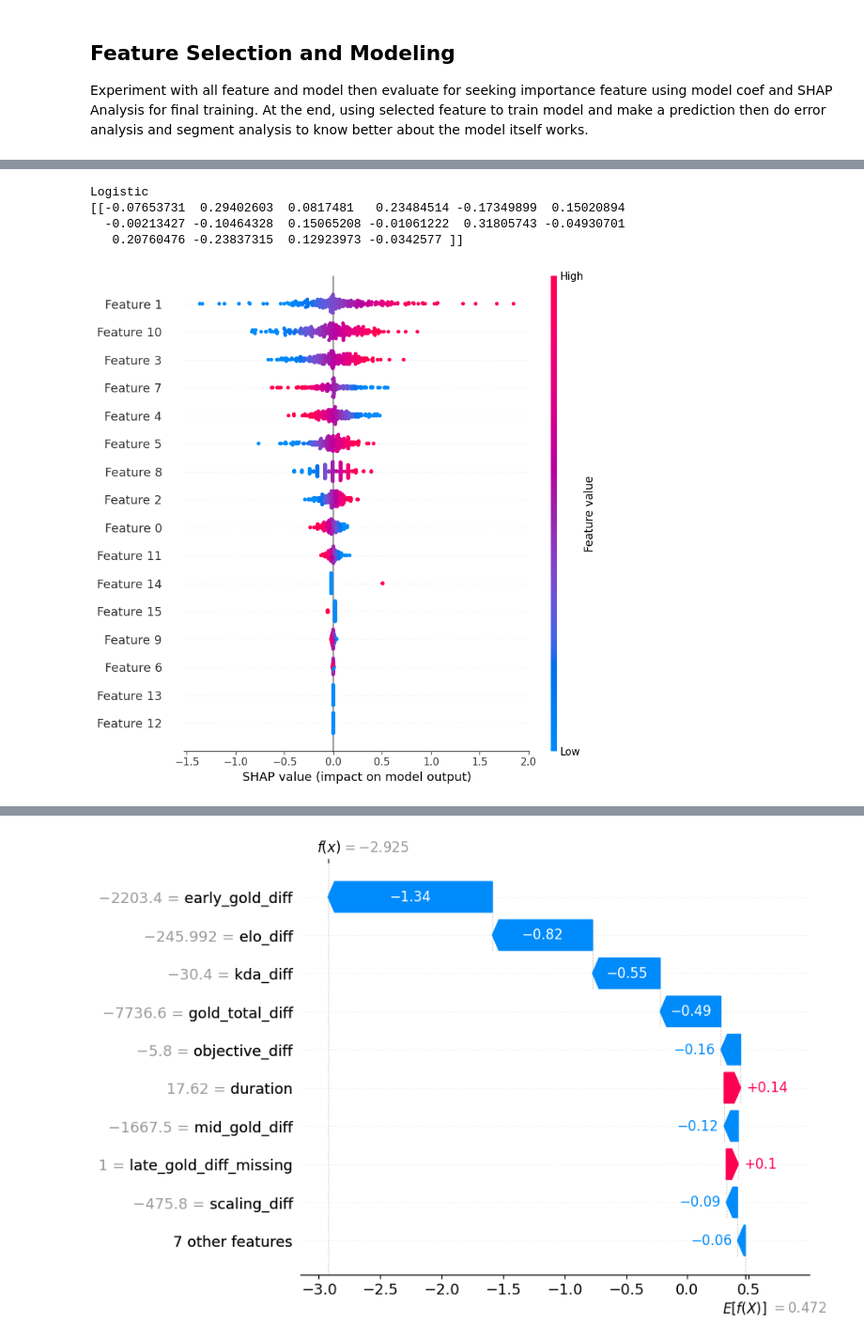
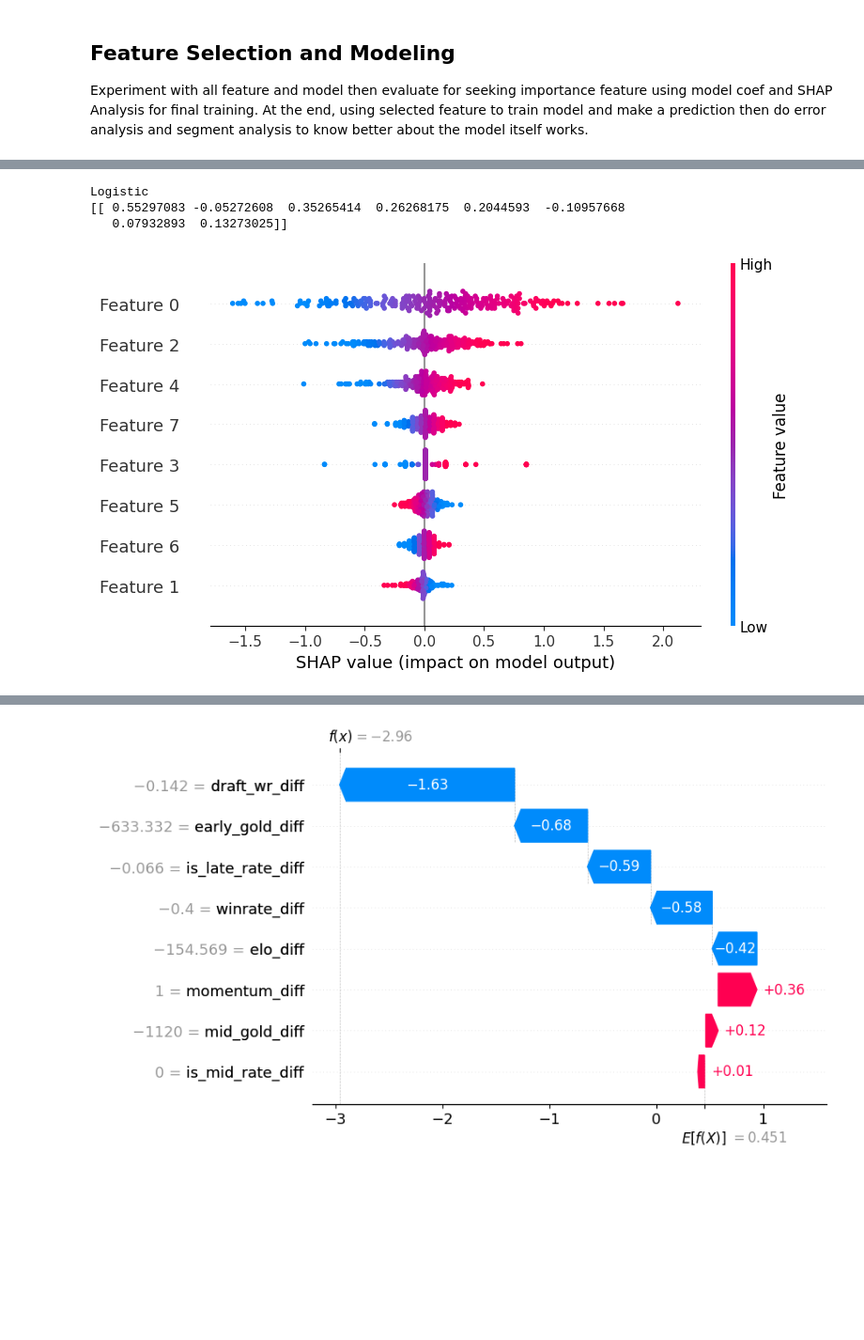
Before and after one commit to imkhlst/End-to-End-MLOps-MWorld-Champions, a Jupyter notebook: notebooks/model_experiments.ipynb, the cells around one changed output, grey strips where cells are left out. Shown at 94% size. Saved outputs shown, nothing was run; the diff lists cells and outputs as text; code cells hidden in the pictures; blank space fills up the shorter version.

Commit message:
Draft intellegence added.

```diff
--- a/notebooks/model_experiments.ipynb
+++ b/notebooks/model_experiments.ipynb
@@ -510,10 +687,10 @@ df_teams.sort_values(by="elo", ascending=False)
 create missing flag for missing values contained in feature
 # %%
 df_final = pd.DataFrame(history)
-for col in ["gold_total_diff", "early_gold_diff", "mid_gold_diff", "late_gold_diff"]: # "early_gold_diff", "mid_gold_diff", "late_gold_diff"
+for col in ["duration", "draft_wr_diff", "kda_diff", "objective_diff", "scaling_diff", "gold_total_diff", "early_gold_diff", "mid_gold_diff", "late_gold_diff", "very_late_gold_diff"]: # "early_gold_diff", "mid_gold_diff", "late_gold_diff"
     df_final[col] = pd.to_numeric(df_final[col], errors="coerce")
     df_final[col + "_missing"] = df_final[col].isna().astype(int)
-    df_final[col] = df_final[col].fillna(df_final[col].median())
+    df_final[col] = df_final[col].fillna(0)
 # df_final.to_csv(r"E:\End-to-End-MLOps-MWorld-Champions\data\processed\matches_stat.csv")
-df_final
+df_final.columns
 # %% [output]
@@ -533,10 +708,9 @@ df_final
 # %% [markdown]
 Checking feature correlation
 # %%
-df_final["duration"] = df_final["duration"].fillna(np.mean(df_final["duration"]), axis=0)
-df_final["kda_diff"] = df_final["kda_diff"].fillna(np.mean(df_final["kda_diff"]), axis=0)
-df_final["objective_diff"] = df_final["objective_diff"].fillna(np.mean(df_final["objective_diff"]), axis=0)
-df_final["scaling_diff"] = df_final["scaling_diff"].fillna(np.mean(df_final["scaling_diff"]), axis=0)
-numerical_feature = df_final.select_dtypes(include=np.number)
-numerical_feature.corr()
+numerical_feature = df_final.select_dtypes(include=np.number).drop(columns="label")
+vif_data = pd.DataFrame()
+vif_data["feature"] = numerical_feature.columns
+vif_data["score"] = [variance_inflation_factor(numerical_feature.values, i) for i in range(numerical_feature.shape[1])]
+vif_data
 # %% [output]
@@ -560,0 +738,3 @@ numerical_feature.corr()
+# %%
+numerical_feature = numerical_feature.drop(columns=numerical_feature.columns[16:])
+numerical_feature
@@ -564,23 +972,5 @@ Experiment with all feature and model then evaluate for seeking importance featu
 # %%
-X = df_final[[
-    "duration",
-    "elo_diff",
-    "kda_diff",
-    "objective_diff",
-    "gold_total_diff",
-    "early_gold_diff",
-    "mid_gold_diff",
-    "late_gold_diff",
-    "winrate_diff",
-    "momentum_diff",
-    "scaling_diff",
-    "comeback_rate_diff",
-    "gold_total_diff_missing",
-    "early_gold_diff_missing",
-    "mid_gold_diff_missing",
-    "late_gold_diff_missing"
-]]
-
+X = numerical_feature[["draft_wr_diff", "elo_diff", "early_gold_diff", "is_mid_rate_diff", "mid_gold_diff", "is_late_rate_diff", "winrate_diff", "momentum_diff"]]
 y = df_final["label"].astype(int)
 
 # # Count Label Distribution
@@ -630,44 +1020,33 @@ for name, model, in model.items():
         print(len(shap_values) if isinstance(shap_values, list) else "not list")
         print(shap_values.shape)
 
         shap.summary_plot(shap_values, X_test)
         shap.plots.waterfall(shap_values[0, :, 1])
 
     if name == "XGB":
         print(name)
         explainer = shap.TreeExplainer(model)
         shap_values = explainer(X_test, check_additivity=False)
         print(len(shap_values) if isinstance(shap_values, list) else "not list")
         print(shap_values.shape)
 
         shap.summary_plot(shap_values, X_test)
         shap.plots.waterfall(shap_values[0])
 
     y_pred_probability = model.predict_proba(X_test)[:,1]
     y_pred = (y_pred_probability > 0.75).astype(int)
 
-    # # Debug for model class predict ditribution
-    # print(pd.Series(y_pred).value_counts(normalize=True))
-    # print(pd.Series(y_pred_probability).describe())
-
-    # # Debug for histogram class predict probability
-    # plt.hist(y_pred_probability, bins=20)
-    # plt.title("Probability Distribution")
-    # plt.show()
-
-
     result.append({
         "model": model,
         "Loss": log_loss(y_test, y_pred_probability),
         "Acc": accuracy_score(y_test, y_pred),
         "ROC_AUC": roc_auc_score(y_test, y_pred_probability),
         "F1": f1_score(y_test, y_pred),
         "CM": confusion_matrix(y_test, y_pred)})
 
 pd.DataFrame(result)
 # %% [output]
 Logistic
-[[-0.07653731  0.29402603  0.0817481   0.23484514 -0.17349899  0.15020894
-  -0.00213427 -0.10464328  0.15065208 -0.01061222  0.31805743 -0.04930701
-   0.20760476 -0.23837315  0.12923973 -0.0342577 ]]
+[[ 0.55297083 -0.05272608  0.35265414  0.26268175  0.2044593  -0.10957668
+   0.07932893  0.13273025]]
-[figure, old version]
+[figure, new version]
@@ -712,2 +1083,2 @@ not list
-[figure, old version]
+[figure, new version]
 |  | model | Loss | Acc | ROC_AUC | F1 | CM |
```
Also changed, not shown: parts of 43 cells of this notebook, 1 other file.
